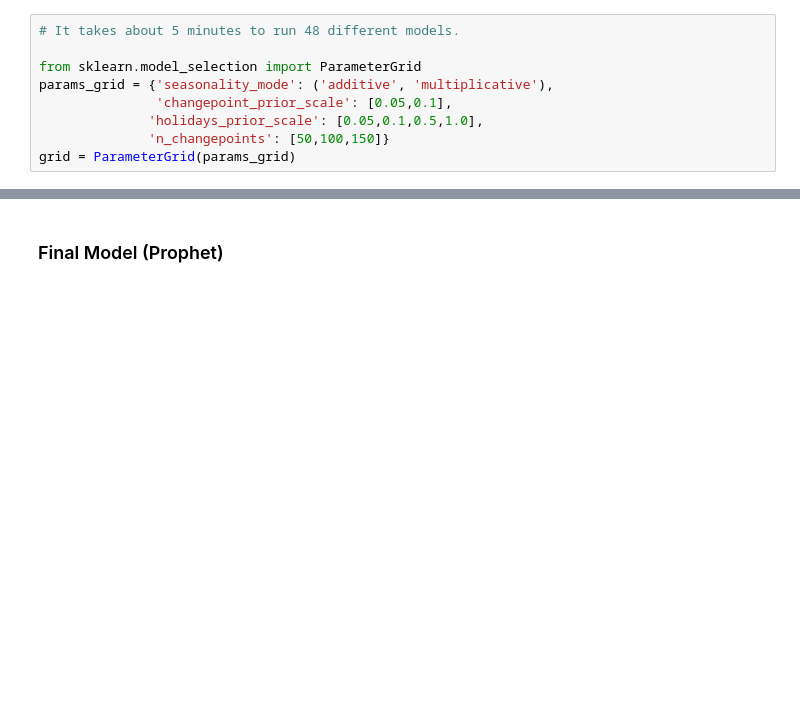
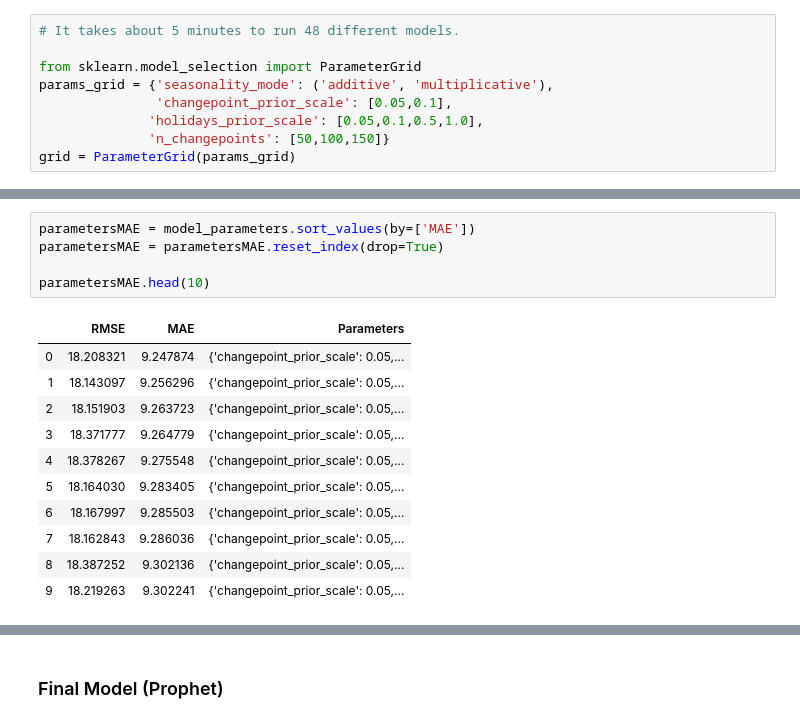
Before and after one commit to Moses-Lin/projectzomboidtimeseries, a Jupyter notebook: Time Series.ipynb, the cells around one changed output, grey strips where cells are left out. Cells and saved outputs as stored; diff of their text form; blank space fills up the shorter version.

```diff
--- a/Time Series.ipynb
+++ b/Time Series.ipynb
@@ -738,3 +742,20 @@ parameters.head(10)
+# %%
+parametersMAE = model_parameters.sort_values(by=['MAE'])
+parametersMAE = parametersMAE.reset_index(drop=True)
+
+parametersMAE.head(10)
+# %% [output]
+|  | RMSE | MAE | Parameters |
+| 0 | 18.208321 | 9.247874 | {'changepoint_prior_scale': 0.05,... |
+| 1 | 18.143097 | 9.256296 | {'changepoint_prior_scale': 0.05,... |
+| 2 | 18.151903 | 9.263723 | {'changepoint_prior_scale': 0.05,... |
+| 3 | 18.371777 | 9.264779 | {'changepoint_prior_scale': 0.05,... |
+| 4 | 18.378267 | 9.275548 | {'changepoint_prior_scale': 0.05,... |
+| 5 | 18.164030 | 9.283405 | {'changepoint_prior_scale': 0.05,... |
+| 6 | 18.167997 | 9.285503 | {'changepoint_prior_scale': 0.05,... |
+| 7 | 18.162843 | 9.286036 | {'changepoint_prior_scale': 0.05,... |
+| 8 | 18.387252 | 9.302136 | {'changepoint_prior_scale': 0.05,... |
+| 9 | 18.219263 | 9.302241 | {'changepoint_prior_scale': 0.05,... |
 # %%
 # changepoint_prior_scale indicates how flexible the changepoints are allowed to be.
 # holiday_prior_scale is used for smoothing the effect of holidays.
```
Also changed, not shown: parts of 9 cells of this notebook.
